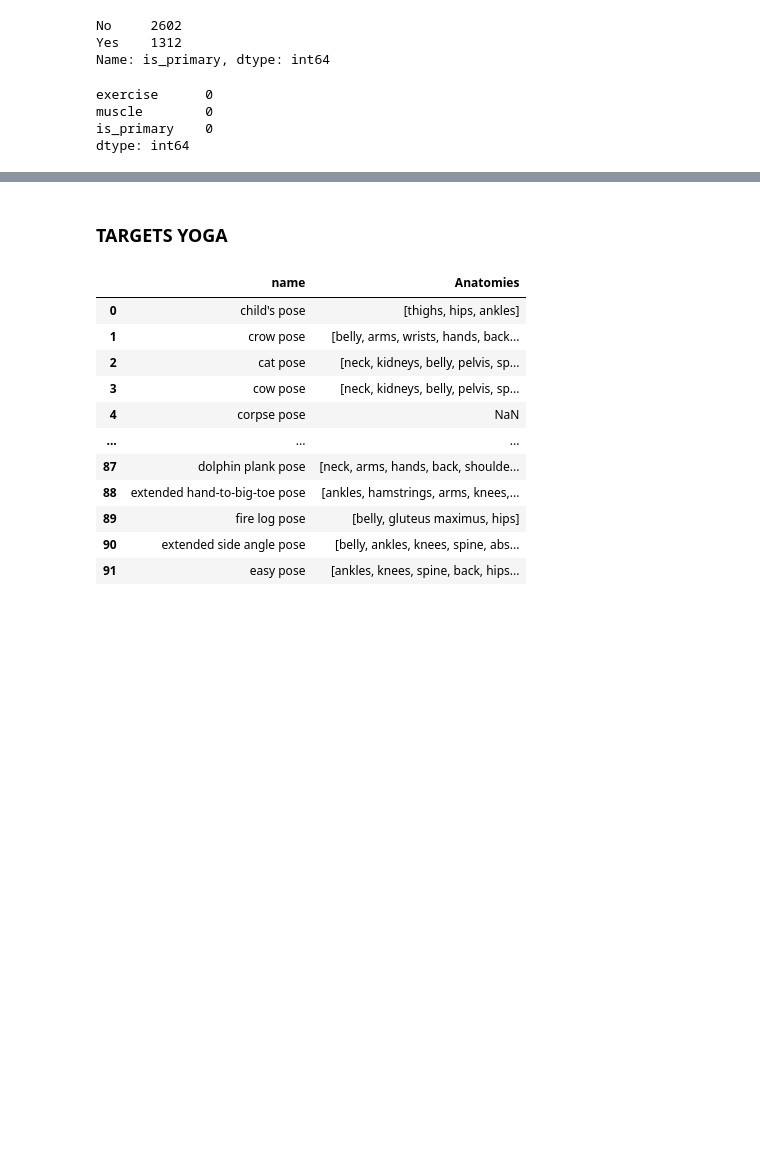
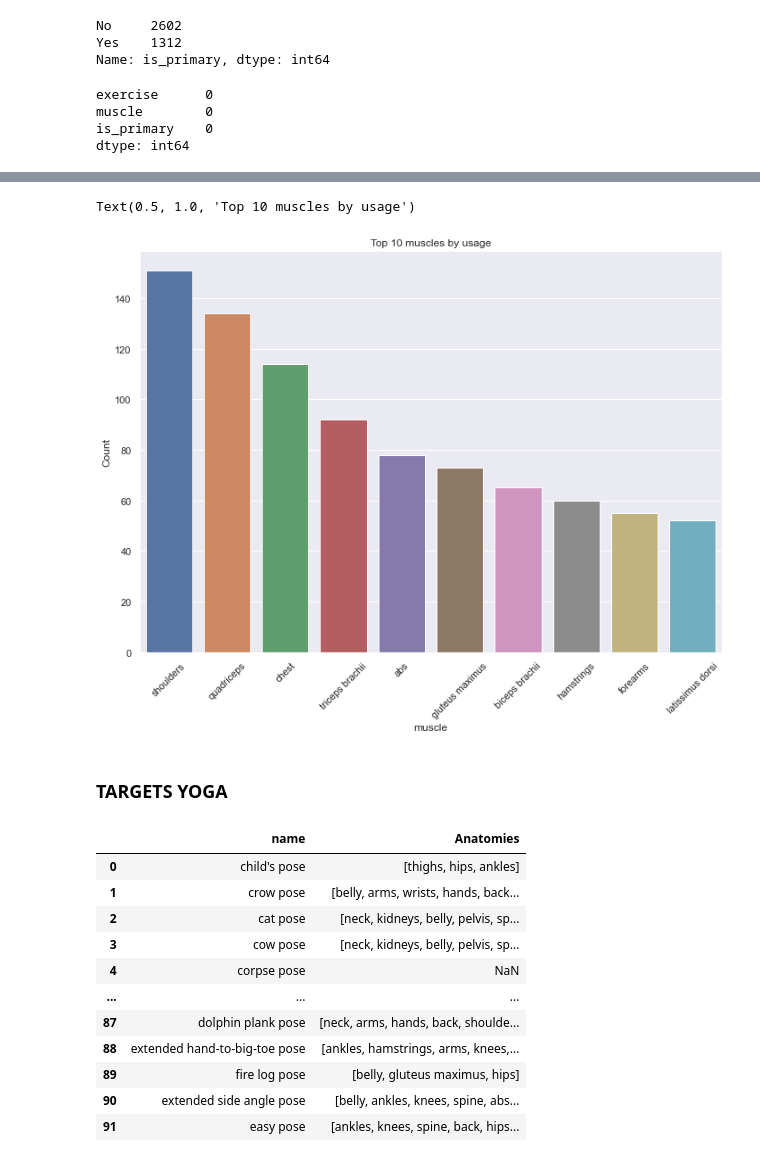
Before and after one commit to imdaredevil/fitness_kg, a Jupyter notebook: Entity Linking/Entity Linking.ipynb, the cells around one changed output, grey strips where cells are left out. Drawn from its saved outputs; the diff is of its cells as text; code cells hidden in the pictures; blank space fills up the shorter version.

```diff
--- a/Entity Linking/Entity Linking.ipynb
+++ b/Entity Linking/Entity Linking.ipynb
@@ -2119,3 +2176,6 @@ dtype: int64
 target_df["relation"] = "TARGETS"
 # %%
 target_df[["exercise", "relation", "muscle", "is_primary"]].to_csv("Data_KG_Creation/rel_TARGETS.csv", index = False)
+# %%
+data_viz = target_df[target_df.is_primary=="Yes"].groupby('muscle')['exercise'].count().reset_index().rename(columns = {"exercise":"Count"}).sort_values("Count", ascending = False).head(10)
+data_viz.head()
@@ -2122,3 +2189,10 @@ target_df[["exercise", "relation", "muscle", "is_primary"]].to_csv("Data_KG_Crea
+# %%
+ax = sns.barplot(data = data_viz, x = "muscle", y ="Count")
+plt.xticks(rotation=45)
+plt.title("Top 10 muscles by usage")
+# %% [output]
+Text(0.5, 1.0, 'Top 10 muscles by usage')
+[figure, added]
 # %% [markdown]
 ### TARGETS YOGA
 # %%
```
Also changed, not shown: parts of 11 cells of this notebook, 4 other files.
